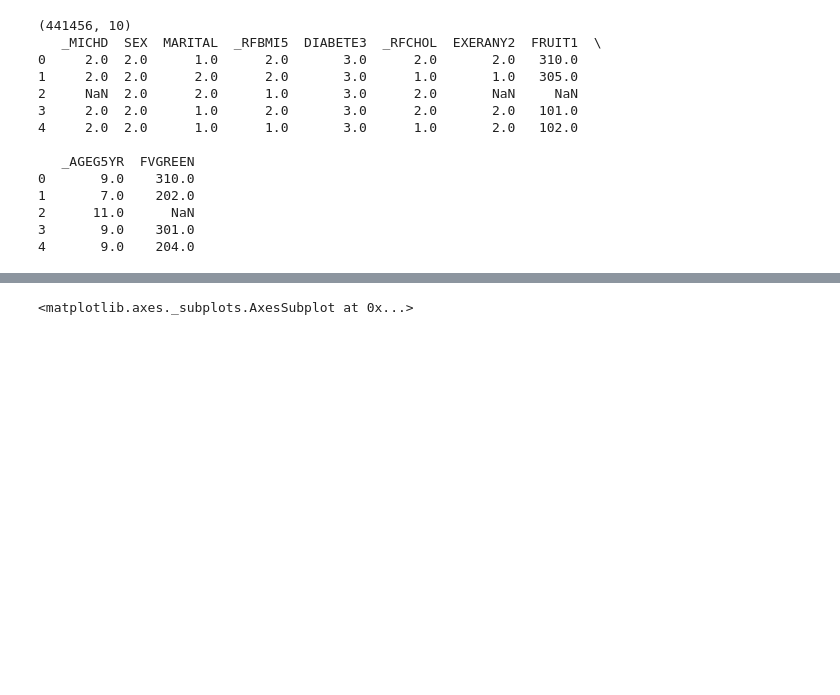
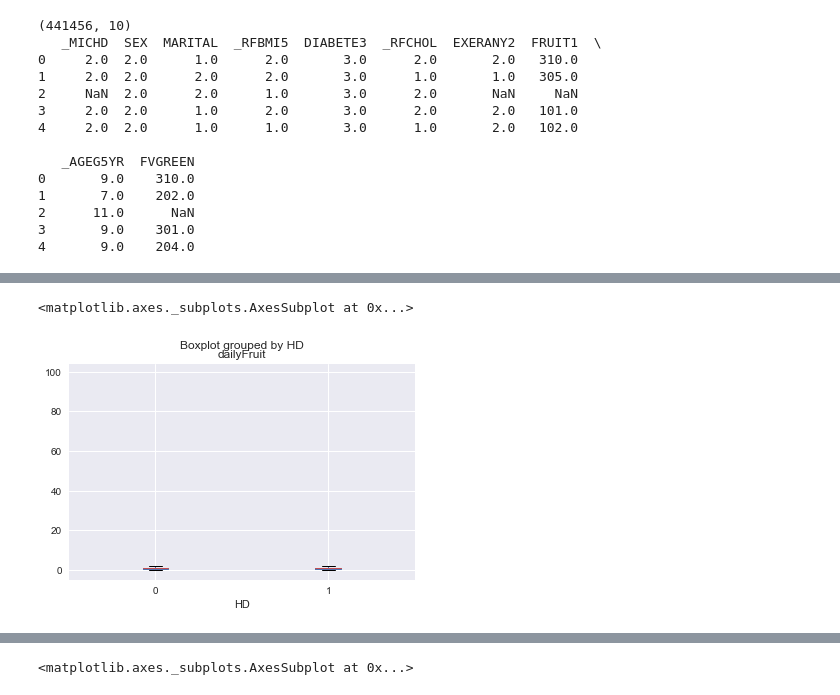
Before and after one commit to rushabhrambhia/rrambhia-ds-2017-work, a Jupyter notebook: project/code/Final_Notebook.ipynb, the cells around one changed output, grey strips where cells are left out. Cells and saved outputs as stored; diff of their text form; code cells hidden in the pictures; blank space fills up the shorter version.

```diff
--- a/project/code/Final_Notebook.ipynb
+++ b/project/code/Final_Notebook.ipynb
@@ -77,0 +127,5 @@ df['dailyVeggie'] = df.apply(fvgreen2daily_veggie,axis = 1)
+# %%
+df.boxplot(column="dailyFruit", by="HD")
+# %% [output]
+<matplotlib.axes._subplots.AxesSubplot at 0x...>
+[figure, added]
```
Also changed, not shown: parts of 45 cells of this notebook, 3 other files.
